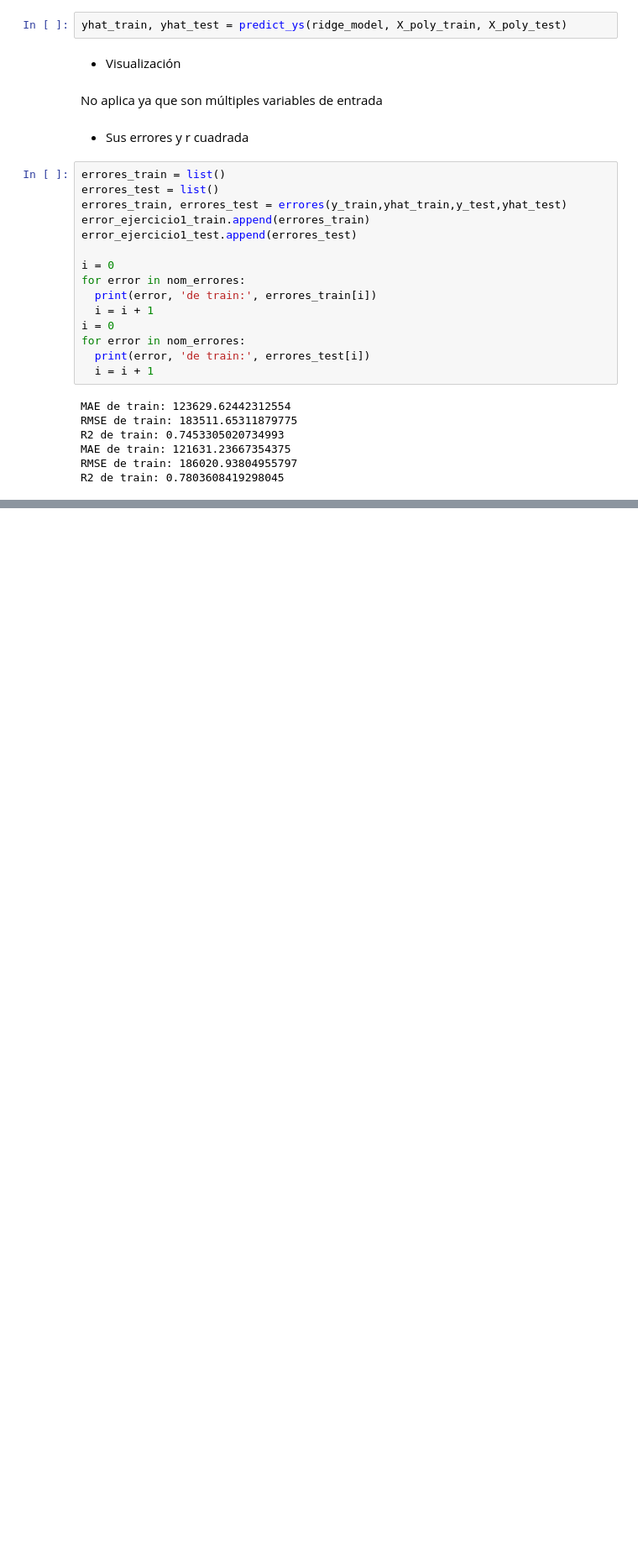
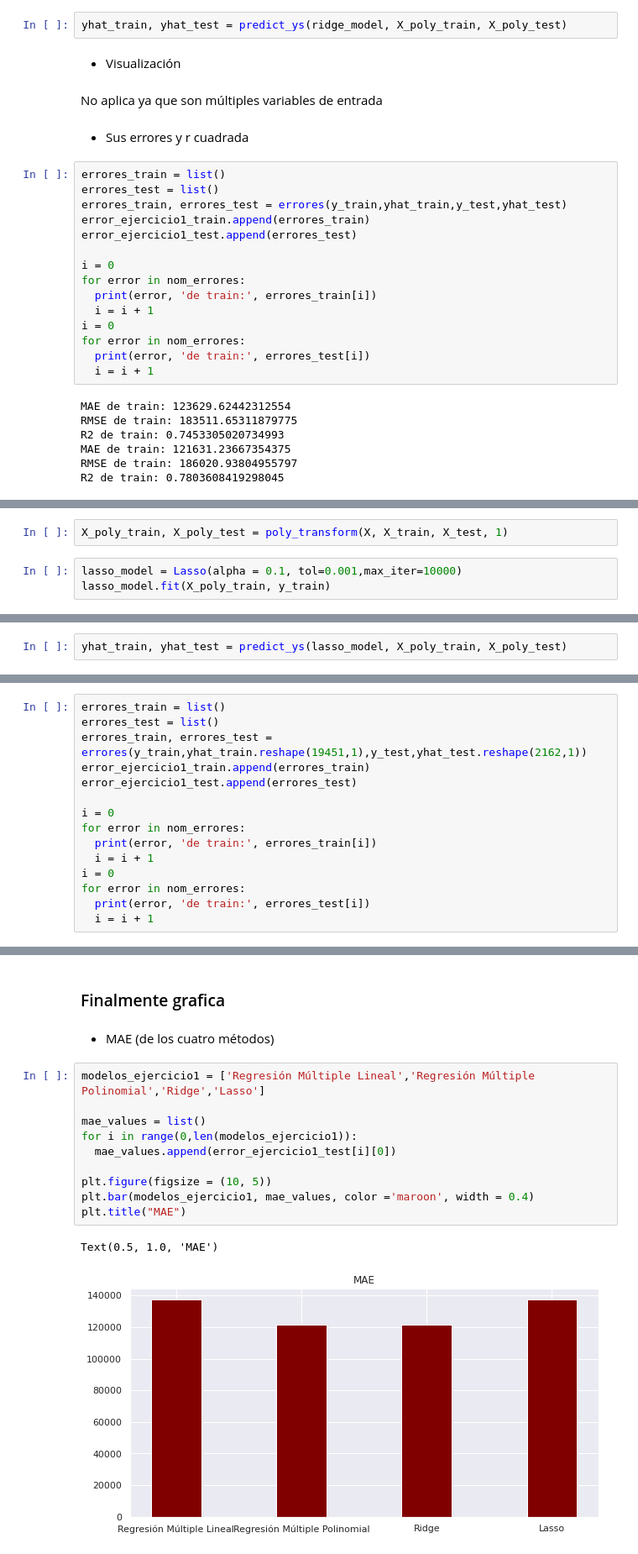
Before and after one commit to PosgradoMNA/actividades-de-aprendizaje-gerardoaaron_castanedajaramillo, a Jupyter notebook: Actividad Semanal -- 7 Regresiones.ipynb, the cells around one changed output, grey strips where cells are left out. Shown at 84% size. Saved outputs shown, nothing was run; the diff lists cells and outputs as text; blank space fills up the shorter version.

```diff
--- a/Actividad Semanal -- 7 Regresiones.ipynb
+++ b/Actividad Semanal -- 7 Regresiones.ipynb
@@ -693,0 +698,5 @@ R2 de train: 0.7803608419298045
+# %%
+X_poly_train, X_poly_test = poly_transform(X, X_train, X_test, 1)
+# %%
+lasso_model = Lasso(alpha = 0.1, tol=0.001,max_iter=10000)
+lasso_model.fit(X_poly_train, y_train)
@@ -693,0 +715,2 @@ R2 de train: 0.7803608419298045
+# %%
+yhat_train, yhat_test = predict_ys(lasso_model, X_poly_train, X_poly_test)
@@ -693,0 +727,15 @@ R2 de train: 0.7803608419298045
+# %%
+errores_train = list()
+errores_test = list()
+errores_train, errores_test = errores(y_train,yhat_train.reshape(19451,1),y_test,yhat_test.reshape(2162,1))
+error_ejercicio1_train.append(errores_train)
+error_ejercicio1_test.append(errores_test)
+
+i = 0
+for error in nom_errores:
+  print(error, 'de train:', errores_train[i])
+  i = i + 1
+i = 0
+for error in nom_errores:
+  print(error, 'de train:', errores_test[i])
+  i = i + 1
@@ -693,0 +749,17 @@ R2 de train: 0.7803608419298045
+# %% [markdown]
+### Finalmente grafica
+# %% [markdown]
+* MAE (de los cuatro métodos)
+# %%
+modelos_ejercicio1 = ['Regresión Múltiple Lineal','Regresión Múltiple Polinomial','Ridge','Lasso']
+
+mae_values = list()
+for i in range(0,len(modelos_ejercicio1)):
+  mae_values.append(error_ejercicio1_test[i][0])
+
+plt.figure(figsize = (10, 5))
+plt.bar(modelos_ejercicio1, mae_values, color ='maroon', width = 0.4)
+plt.title("MAE")
+# %% [output]
+Text(0.5, 1.0, 'MAE')
+[figure, added]
```
Also changed, not shown: parts of 17 cells of this notebook.
